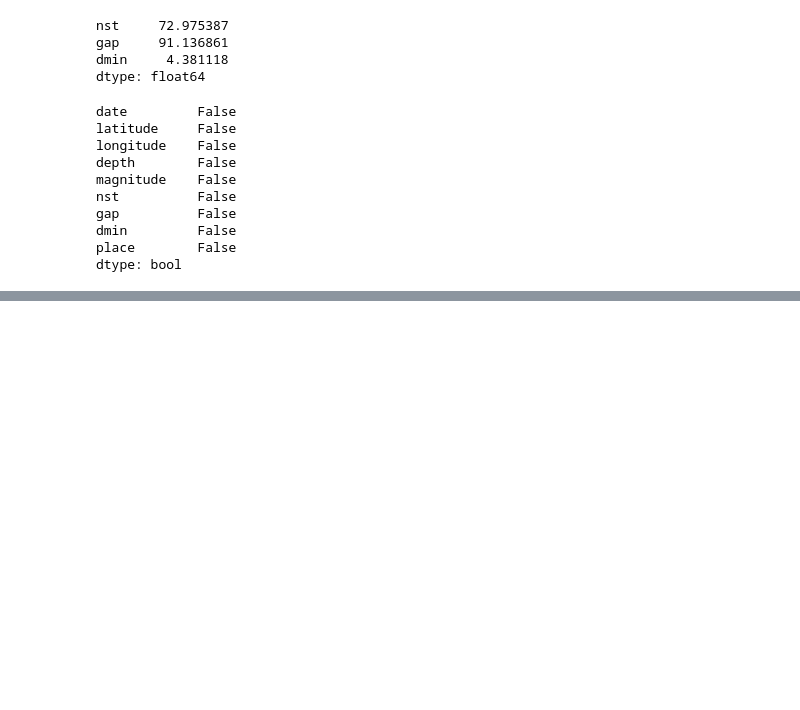
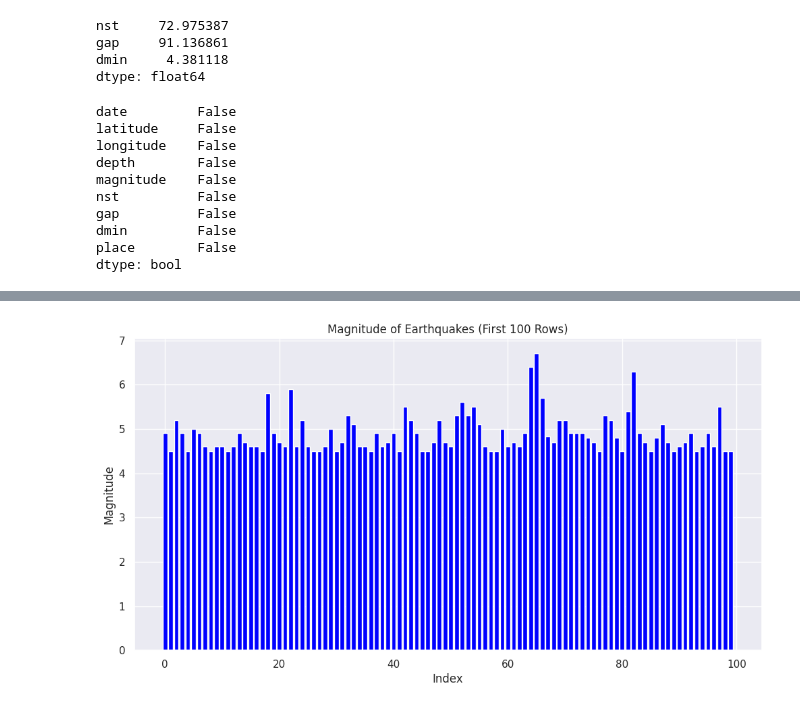
Before and after one commit to Sickachu01/EarthQuakePrediction, a Jupyter notebook: PreprocessingEarthQuake.ipynb, the cells around one changed output, grey strips where cells are left out. Saved outputs shown, nothing was run; the diff lists cells and outputs as text; code cells hidden in the pictures; blank space fills up the shorter version.

```diff
--- a/PreprocessingEarthQuake.ipynb
+++ b/PreprocessingEarthQuake.ipynb
@@ -64,0 +67,3 @@ memory usage: 7.0+ MB
+# %%
+df_EarthQuake.drop_duplicates(keep=False, inplace=True)
+print('duplicated: %s'%(df_EarthQuake.duplicated(keep=False).sum()))
@@ -141,2 +168,15 @@ for item in data1:
+# %%
+plt.figure(figsize=(12, 6))
+
+data_to_plot = df_EarthQuake.head(100)
+
+plt.bar(data_to_plot.index, data_to_plot['magnitude'], color='blue')
+plt.title('Magnitude of Earthquakes (First 100 Rows)')
+plt.xlabel('Index')
+plt.ylabel('Magnitude')
+
+plt.show()
+# %% [output]
+[figure, added]
 # %%
 df_EarthQuake.to_csv('EarthQuake_data_with_prep.csv', index=False)
```
Also changed, not shown: parts of 8 cells of this notebook, 2 other files.
